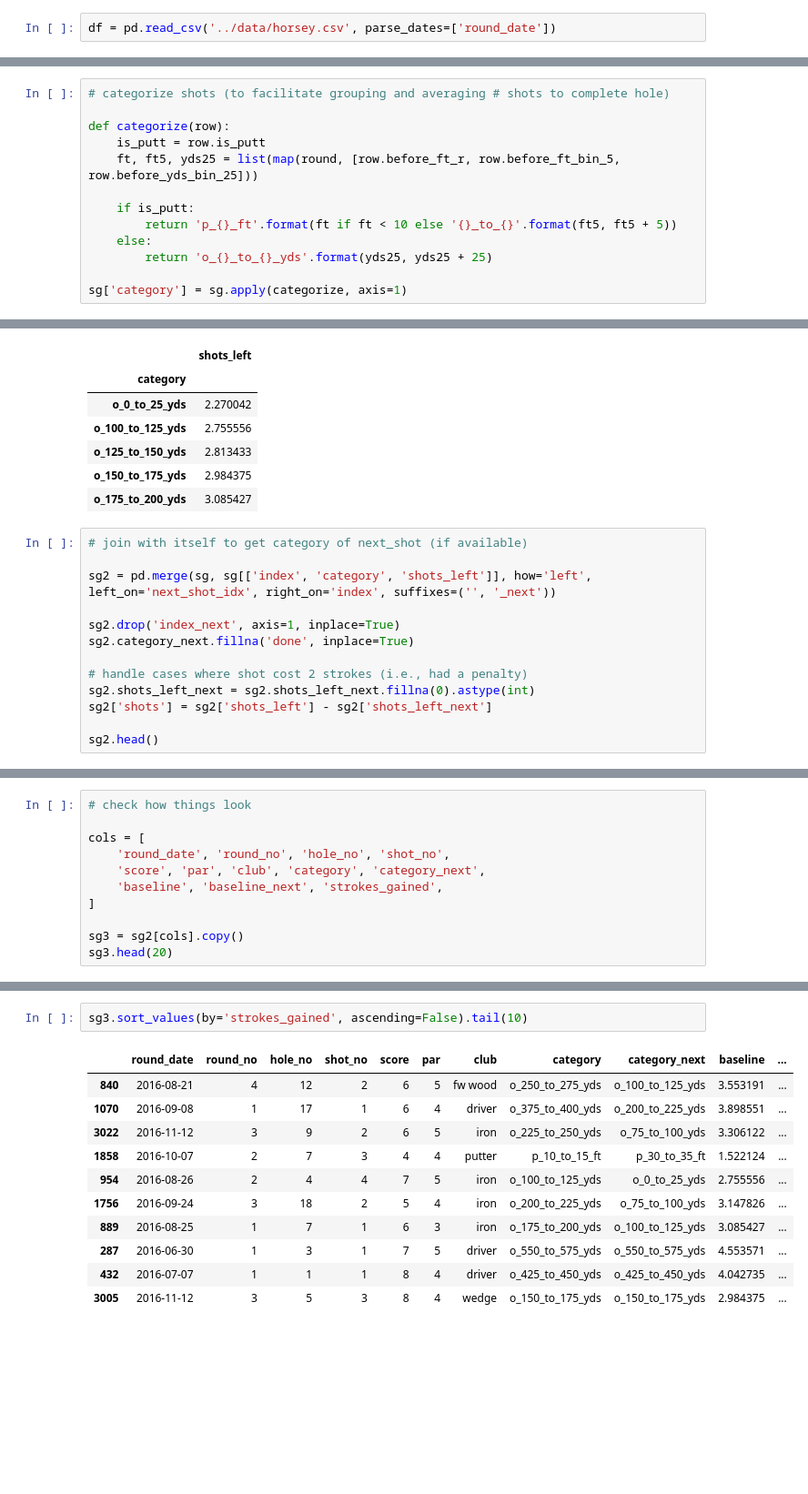
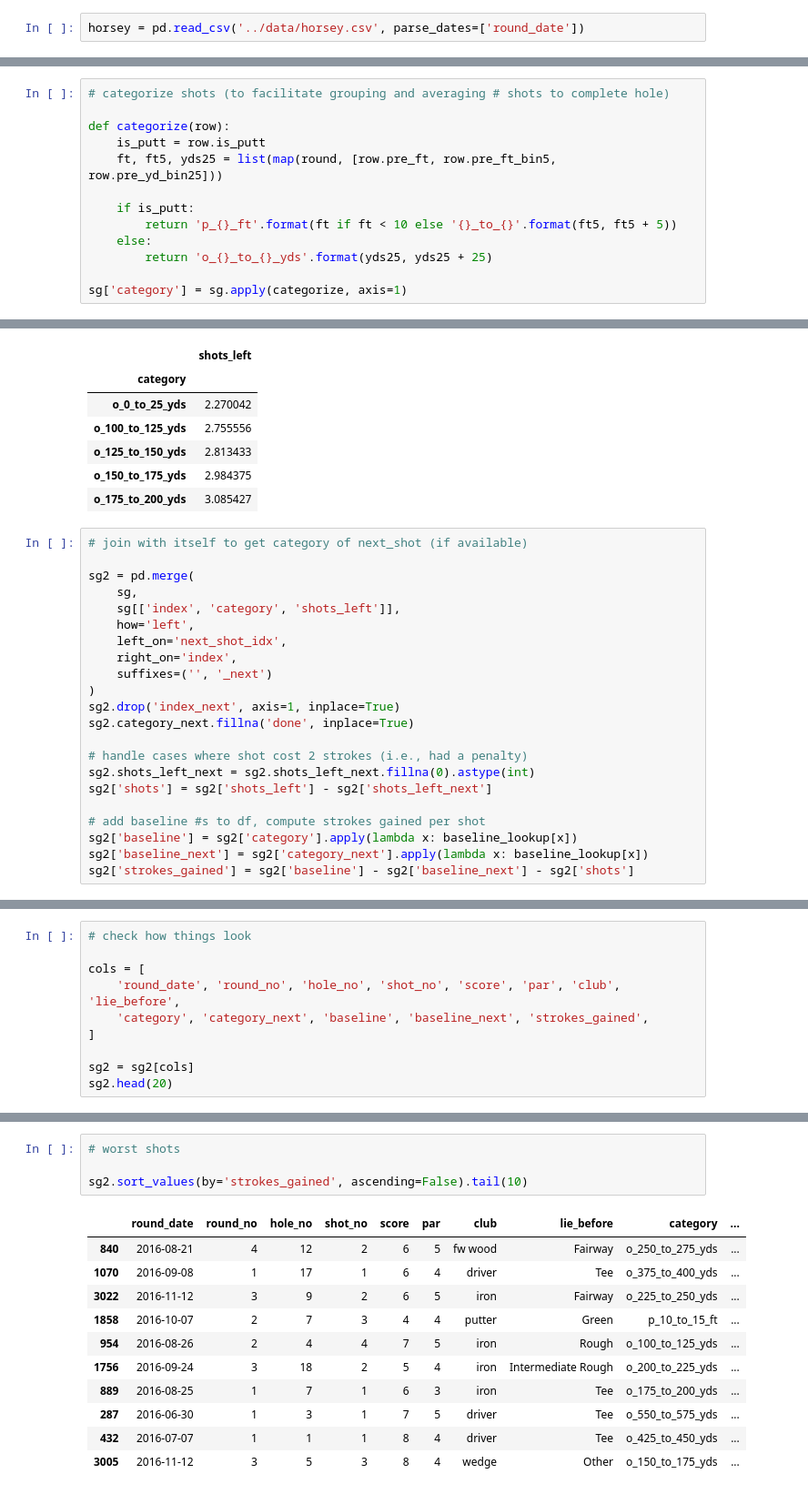
Before and after one commit to brendansudol/golf-moneyball, a Jupyter notebook: notebooks/horsey.ipynb, the cells around one changed output, grey strips where cells are left out. Shown at 91% size. Saved outputs shown, nothing was run; the diff lists cells and outputs as text; blank space fills up the shorter version.

```diff
--- a/notebooks/explore.ipynb
+++ b/notebooks/horsey.ipynb
@@ -6,5 +6,5 @@ from math import sqrt
 import numpy as np
 import pandas as pd
 # %%
-df = pd.read_csv('../data/horsey.csv', parse_dates=['round_date'])
+horsey = pd.read_csv('../data/horsey.csv', parse_dates=['round_date'])
 # %%
@@ -581,7 +483,7 @@ sg.head()
 
 def categorize(row):
     is_putt = row.is_putt
-    ft, ft5, yds25 = list(map(round, [row.before_ft_r, row.before_ft_bin_5, row.before_yds_bin_25]))
+    ft, ft5, yds25 = list(map(round, [row.pre_ft, row.pre_ft_bin5, row.pre_yd_bin25]))
 
     if is_putt:
         return 'p_{}_ft'.format(ft if ft < 10 else '{}_to_{}'.format(ft5, ft5 + 5))
@@ -628,8 +530,14 @@ sg_baseline.head()
 # %%
 # join with itself to get category of next_shot (if available)
 
-sg2 = pd.merge(sg, sg[['index', 'category', 'shots_left']], how='left', left_on='next_shot_idx', right_on='index', suffixes=('', '_next'))
-
+sg2 = pd.merge(
+    sg,
+    sg[['index', 'category', 'shots_left']],
+    how='left',
+    left_on='next_shot_idx',
+    right_on='index',
+    suffixes=('', '_next')
+)
 sg2.drop('index_next', axis=1, inplace=True)
 sg2.category_next.fillna('done', inplace=True)
 
@@ -637,4 +545,7 @@ sg2.category_next.fillna('done', inplace=True)
 sg2.shots_left_next = sg2.shots_left_next.fillna(0).astype(int)
 sg2['shots'] = sg2['shots_left'] - sg2['shots_left_next']
 
-sg2.head()
+# add baseline #s to df, compute strokes gained per shot
+sg2['baseline'] = sg2['category'].apply(lambda x: baseline_lookup[x])
+sg2['baseline_next'] = sg2['category_next'].apply(lambda x: baseline_lookup[x])
+sg2['strokes_gained'] = sg2['baseline'] - sg2['baseline_next'] - sg2['shots']
@@ -656,11 +553,10 @@ sg2['strokes_gained'] = sg2['baseline'] - sg2['baseline_next'] - sg2['shots']
 # check how things look
 
 cols = [
-    'round_date', 'round_no', 'hole_no', 'shot_no',
-    'score', 'par', 'club', 'category', 'category_next',
-    'baseline', 'baseline_next', 'strokes_gained',
+    'round_date', 'round_no', 'hole_no', 'shot_no', 'score', 'par', 'club', 'lie_before',
+    'category', 'category_next', 'baseline', 'baseline_next', 'strokes_gained',
 ]
 
-sg3 = sg2[cols].copy()
-sg3.head(20)
+sg2 = sg2[cols]
+sg2.head(20)
 # %% [output]
@@ -698,14 +596,16 @@ sg3.sort_values(by='strokes_gained', ascending=False).head(10)
 # %%
-sg3.sort_values(by='strokes_gained', ascending=False).tail(10)
+# worst shots
+
+sg2.sort_values(by='strokes_gained', ascending=False).tail(10)
 # %% [output]
-|  | round_date | round_no | hole_no | shot_no | score | par | club | category | category_next | baseline | ... |
-| 840 | 2016-08-21 | 4 | 12 | 2 | 6 | 5 | fw wood | o_250_to_275_yds | o_100_to_125_yds | 3.553191 | ... |
-| 1070 | 2016-09-08 | 1 | 17 | 1 | 6 | 4 | driver | o_375_to_400_yds | o_200_to_225_yds | 3.898551 | ... |
-| 3022 | 2016-11-12 | 3 | 9 | 2 | 6 | 5 | iron | o_225_to_250_yds | o_75_to_100_yds | 3.306122 | ... |
-| 1858 | 2016-10-07 | 2 | 7 | 3 | 4 | 4 | putter | p_10_to_15_ft | p_30_to_35_ft | 1.522124 | ... |
-| 954 | 2016-08-26 | 2 | 4 | 4 | 7 | 5 | iron | o_100_to_125_yds | o_0_to_25_yds | 2.755556 | ... |
-| 1756 | 2016-09-24 | 3 | 18 | 2 | 5 | 4 | iron | o_200_to_225_yds | o_75_to_100_yds | 3.147826 | ... |
-| 889 | 2016-08-25 | 1 | 7 | 1 | 6 | 3 | iron | o_175_to_200_yds | o_100_to_125_yds | 3.085427 | ... |
-| 287 | 2016-06-30 | 1 | 3 | 1 | 7 | 5 | driver | o_550_to_575_yds | o_550_to_575_yds | 4.553571 | ... |
-| 432 | 2016-07-07 | 1 | 1 | 1 | 8 | 4 | driver | o_425_to_450_yds | o_425_to_450_yds | 4.042735 | ... |
-| 3005 | 2016-11-12 | 3 | 5 | 3 | 8 | 4 | wedge | o_150_to_175_yds | o_150_to_175_yds | 2.984375 | ... |
+|  | round_date | round_no | hole_no | shot_no | score | par | club | lie_before | category | ... |
+| 840 | 2016-08-21 | 4 | 12 | 2 | 6 | 5 | fw wood | Fairway | o_250_to_275_yds | ... |
+| 1070 | 2016-09-08 | 1 | 17 | 1 | 6 | 4 | driver | Tee | o_375_to_400_yds | ... |
+| 3022 | 2016-11-12 | 3 | 9 | 2 | 6 | 5 | iron | Fairway | o_225_to_250_yds | ... |
+| 1858 | 2016-10-07 | 2 | 7 | 3 | 4 | 4 | putter | Green | p_10_to_15_ft | ... |
+| 954 | 2016-08-26 | 2 | 4 | 4 | 7 | 5 | iron | Rough | o_100_to_125_yds | ... |
+| 1756 | 2016-09-24 | 3 | 18 | 2 | 5 | 4 | iron | Intermediate Rough | o_200_to_225_yds | ... |
+| 889 | 2016-08-25 | 1 | 7 | 1 | 6 | 3 | iron | Tee | o_175_to_200_yds | ... |
+| 287 | 2016-06-30 | 1 | 3 | 1 | 7 | 5 | driver | Tee | o_550_to_575_yds | ... |
+| 432 | 2016-07-07 | 1 | 1 | 1 | 8 | 4 | driver | Tee | o_425_to_450_yds | ... |
+| 3005 | 2016-11-12 | 3 | 5 | 3 | 8 | 4 | wedge | Other | o_150_to_175_yds | ... |
```
Also changed, not shown: parts of 27 cells of this notebook, 2 other files.
